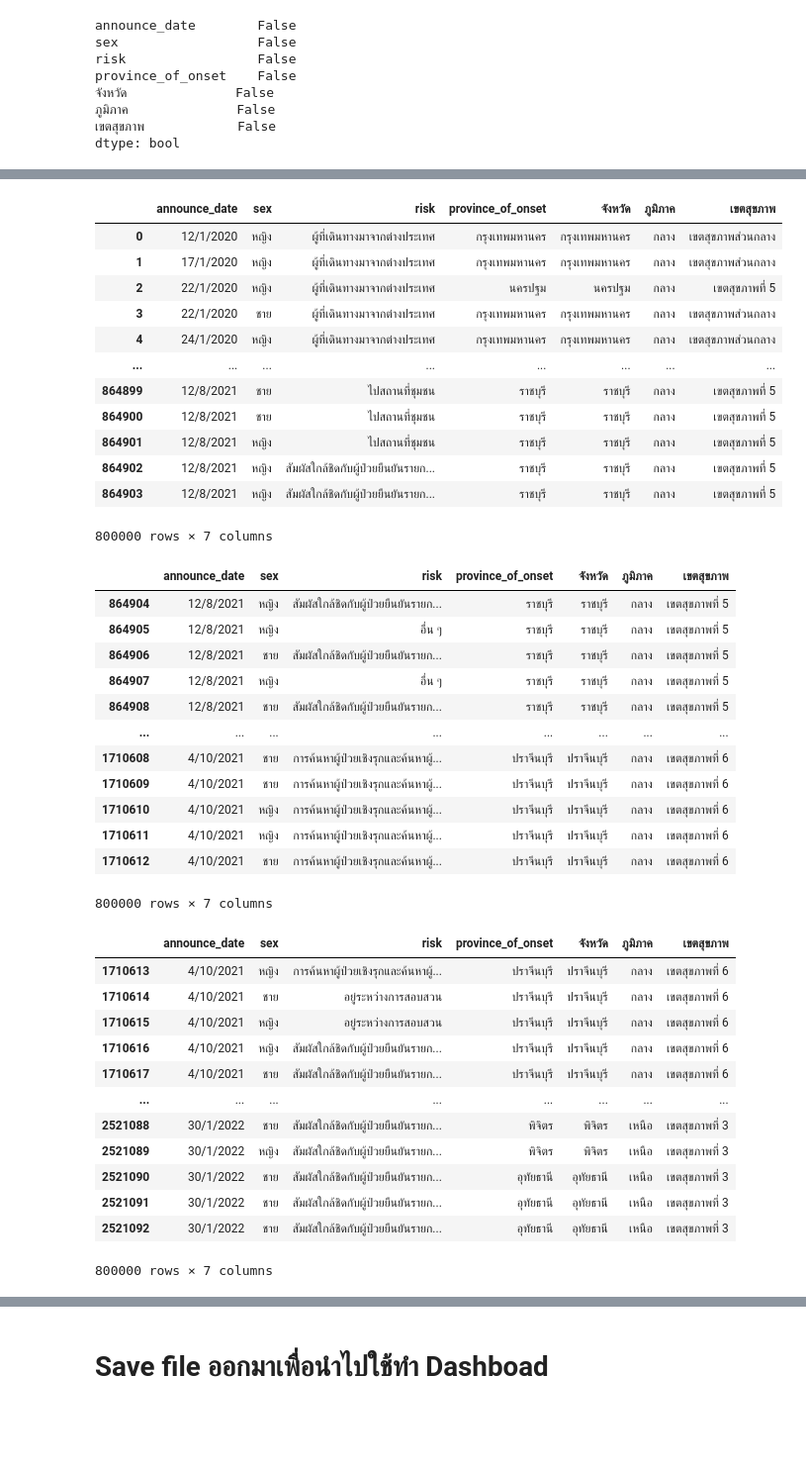
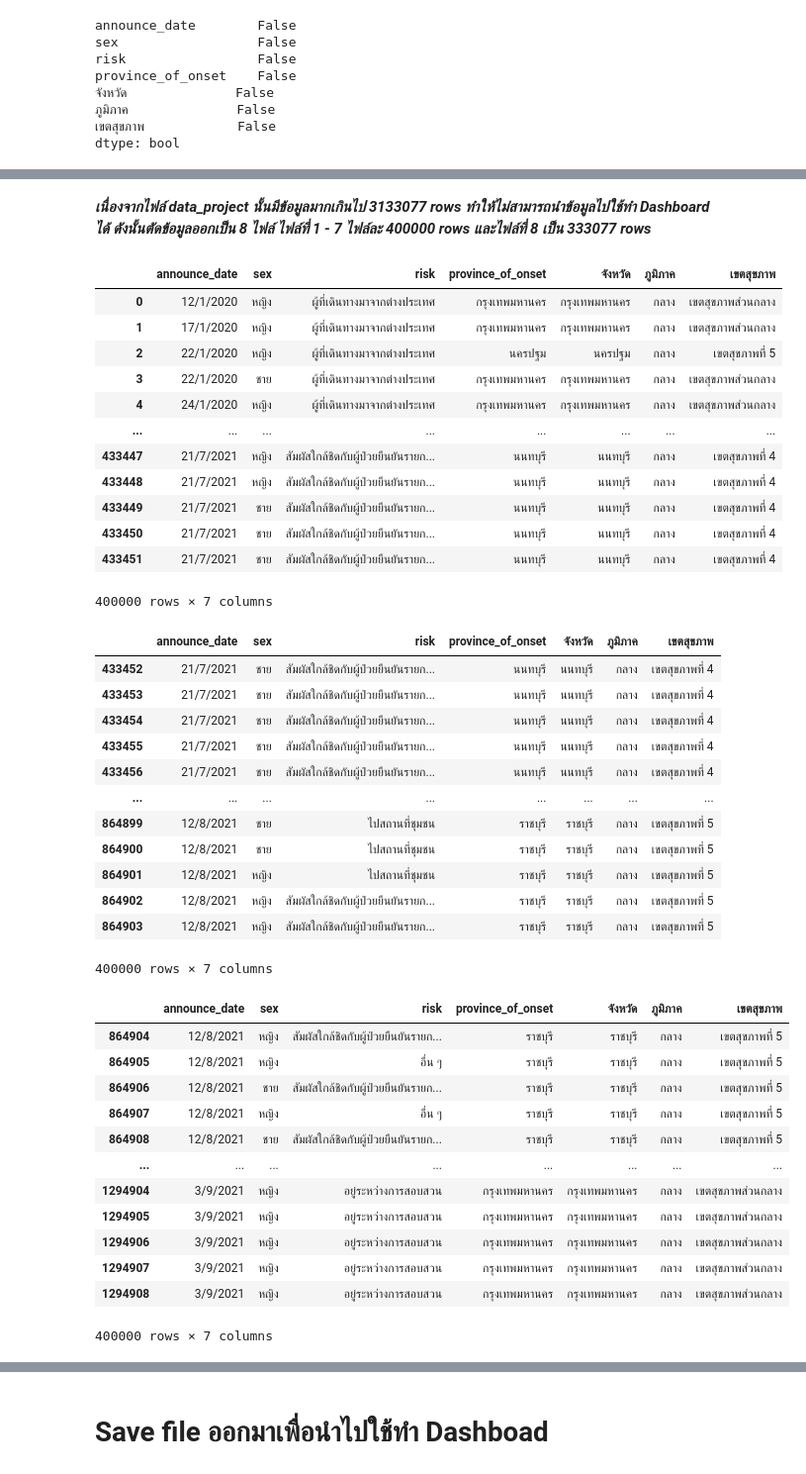
Before and after one commit to kittimaxz/data_viz_2022, a Jupyter notebook: Project.ipynb, the cells around one changed output, grey strips where cells are left out. Shown: that part at 99% size. Drawn from its saved outputs; the diff is of its cells as text; code cells hidden in the pictures; blank space fills up the shorter version.

Commit message:
data_all

```diff
--- a/Project.ipynb
+++ b/Project.ipynb
@@ -1078,5 +1061,7 @@ data_dashboard
+# %% [markdown]
+***เนื่องจากไฟล์ data_project นั้นมีข้อมูลมากเกินไป 3133077 rows ทำให้ไม่สามารถนำข้อมูลไปใช้ทำ Dashboard ได้ ดังนั้นตัดข้อมูลออกเป็น 8 ไฟล์ ไฟล์ที่ 1 - 7 ไฟล์ละ 400000 rows และไฟล์ที่ 8 เป็น 333077 rows***
 # %%
-data_dashboard1 = data_project.iloc[:800000,:]
+data_dashboard1 = data_project.iloc[:400000,:]
 data_dashboard1
 # %% [output]
 |  | announce_date | sex | risk | province_of_onset | จังหวัด | ภูมิภาค | เขตสุขภาพ |
@@ -1086,44 +1071,44 @@ data_dashboard1
 | 3 | 22/1/2020 | ชาย | ผู้ที่เดินทางมาจากต่างประเทศ | กรุงเทพมหานคร | กรุงเทพมหานคร | กลาง | เขตสุขภาพส่วนกลาง |
 | 4 | 24/1/2020 | หญิง | ผู้ที่เดินทางมาจากต่างประเทศ | กรุงเทพมหานคร | กรุงเทพมหานคร | กลาง | เขตสุขภาพส่วนกลาง |
 | ... | ... | ... | ... | ... | ... | ... | ... |
-| 864899 | 12/8/2021 | ชาย | ไปสถานที่ชุมชน | ราชบุรี | ราชบุรี | กลาง | เขตสุขภาพที่ 5 |
-| 864900 | 12/8/2021 | ชาย | ไปสถานที่ชุมชน | ราชบุรี | ราชบุรี | กลาง | เขตสุขภาพที่ 5 |
-| 864901 | 12/8/2021 | หญิง | ไปสถานที่ชุมชน | ราชบุรี | ราชบุรี | กลาง | เขตสุขภาพที่ 5 |
-| 864902 | 12/8/2021 | หญิง | สัมผัสใกล้ชิดกับผู้ป่วยยืนยันรายก... | ราชบุรี | ราชบุรี | กลาง | เขตสุขภาพที่ 5 |
-| 864903 | 12/8/2021 | หญิง | สัมผัสใกล้ชิดกับผู้ป่วยยืนยันรายก... | ราชบุรี | ราชบุรี | กลาง | เขตสุขภาพที่ 5 |
+| 433447 | 21/7/2021 | หญิง | สัมผัสใกล้ชิดกับผู้ป่วยยืนยันรายก... | นนทบุรี | นนทบุรี | กลาง | เขตสุขภาพที่ 4 |
+| 433448 | 21/7/2021 | หญิง | สัมผัสใกล้ชิดกับผู้ป่วยยืนยันรายก... | นนทบุรี | นนทบุรี | กลาง | เขตสุขภาพที่ 4 |
+| 433449 | 21/7/2021 | ชาย | สัมผัสใกล้ชิดกับผู้ป่วยยืนยันรายก... | นนทบุรี | นนทบุรี | กลาง | เขตสุขภาพที่ 4 |
+| 433450 | 21/7/2021 | ชาย | สัมผัสใกล้ชิดกับผู้ป่วยยืนยันรายก... | นนทบุรี | นนทบุรี | กลาง | เขตสุขภาพที่ 4 |
+| 433451 | 21/7/2021 | ชาย | สัมผัสใกล้ชิดกับผู้ป่วยยืนยันรายก... | นนทบุรี | นนทบุรี | กลาง | เขตสุขภาพที่ 4 |
-800000 rows × 7 columns
+400000 rows × 7 columns
 # %%
-data_dashboard2 = data_project.iloc[800000:1600000,:]
+data_dashboard2 = data_project.iloc[400000:800000,:]
 data_dashboard2
 # %% [output]
 |  | announce_date | sex | risk | province_of_onset | จังหวัด | ภูมิภาค | เขตสุขภาพ |
-| 864904 | 12/8/2021 | หญิง | สัมผัสใกล้ชิดกับผู้ป่วยยืนยันรายก... | ราชบุรี | ราชบุรี | กลาง | เขตสุขภาพที่ 5 |
-| 864905 | 12/8/2021 | หญิง | อื่น ๆ | ราชบุรี | ราชบุรี | กลาง | เขตสุขภาพที่ 5 |
-| 864906 | 12/8/2021 | ชาย | สัมผัสใกล้ชิดกับผู้ป่วยยืนยันรายก... | ราชบุรี | ราชบุรี | กลาง | เขตสุขภาพที่ 5 |
-| 864907 | 12/8/2021 | หญิง | อื่น ๆ | ราชบุรี | ราชบุรี | กลาง | เขตสุขภาพที่ 5 |
-| 864908 | 12/8/2021 | ชาย | สัมผัสใกล้ชิดกับผู้ป่วยยืนยันรายก... | ราชบุรี | ราชบุรี | กลาง | เขตสุขภาพที่ 5 |
+| 433452 | 21/7/2021 | ชาย | สัมผัสใกล้ชิดกับผู้ป่วยยืนยันรายก... | นนทบุรี | นนทบุรี | กลาง | เขตสุขภาพที่ 4 |
+| 433453 | 21/7/2021 | ชาย | สัมผัสใกล้ชิดกับผู้ป่วยยืนยันรายก... | นนทบุรี | นนทบุรี | กลาง | เขตสุขภาพที่ 4 |
+| 433454 | 21/7/2021 | ชาย | สัมผัสใกล้ชิดกับผู้ป่วยยืนยันรายก... | นนทบุรี | นนทบุรี | กลาง | เขตสุขภาพที่ 4 |
+| 433455 | 21/7/2021 | ชาย | สัมผัสใกล้ชิดกับผู้ป่วยยืนยันรายก... | นนทบุรี | นนทบุรี | กลาง | เขตสุขภาพที่ 4 |
+| 433456 | 21/7/2021 | ชาย | สัมผัสใกล้ชิดกับผู้ป่วยยืนยันรายก... | นนทบุรี | นนทบุรี | กลาง | เขตสุขภาพที่ 4 |
 | ... | ... | ... | ... | ... | ... | ... | ... |
-| 1710608 | 4/10/2021 | ชาย | การค้นหาผู้ป่วยเชิงรุกและค้นหาผู้... | ปราจีนบุรี | ปราจีนบุรี | กลาง | เขตสุขภาพที่ 6 |
-| 1710609 | 4/10/2021 | ชาย | การค้นหาผู้ป่วยเชิงรุกและค้นหาผู้... | ปราจีนบุรี | ปราจีนบุรี | กลาง | เขตสุขภาพที่ 6 |
-| 1710610 | 4/10/2021 | หญิง | การค้นหาผู้ป่วยเชิงรุกและค้นหาผู้... | ปราจีนบุรี | ปราจีนบุรี | กลาง | เขตสุขภาพที่ 6 |
-| 1710611 | 4/10/2021 | หญิง | การค้นหาผู้ป่วยเชิงรุกและค้นหาผู้... | ปราจีนบุรี | ปราจีนบุรี | กลาง | เขตสุขภาพที่ 6 |
-| 1710612 | 4/10/2021 | ชาย | การค้นหาผู้ป่วยเชิงรุกและค้นหาผู้... | ปราจีนบุรี | ปราจีนบุรี | กลาง | เขตสุขภาพที่ 6 |
+| 864899 | 12/8/2021 | ชาย | ไปสถานที่ชุมชน | ราชบุรี | ราชบุรี | กลาง | เขตสุขภาพที่ 5 |
+| 864900 | 12/8/2021 | ชาย | ไปสถานที่ชุมชน | ราชบุรี | ราชบุรี | กลาง | เขตสุขภาพที่ 5 |
+| 864901 | 12/8/2021 | หญิง | ไปสถานที่ชุมชน | ราชบุรี | ราชบุรี | กลาง | เขตสุขภาพที่ 5 |
+| 864902 | 12/8/2021 | หญิง | สัมผัสใกล้ชิดกับผู้ป่วยยืนยันรายก... | ราชบุรี | ราชบุรี | กลาง | เขตสุขภาพที่ 5 |
+| 864903 | 12/8/2021 | หญิง | สัมผัสใกล้ชิดกับผู้ป่วยยืนยันรายก... | ราชบุรี | ราชบุรี | กลาง | เขตสุขภาพที่ 5 |
-800000 rows × 7 columns
+400000 rows × 7 columns
 # %%
-data_dashboard3 = data_project.iloc[1600000:2400000,:]
+data_dashboard3 = data_project.iloc[800000:1200000,:]
 data_dashboard3
 # %% [output]
 |  | announce_date | sex | risk | province_of_onset | จังหวัด | ภูมิภาค | เขตสุขภาพ |
-| 1710613 | 4/10/2021 | หญิง | การค้นหาผู้ป่วยเชิงรุกและค้นหาผู้... | ปราจีนบุรี | ปราจีนบุรี | กลาง | เขตสุขภาพที่ 6 |
-| 1710614 | 4/10/2021 | ชาย | อยู่ระหว่างการสอบสวน | ปราจีนบุรี | ปราจีนบุรี | กลาง | เขตสุขภาพที่ 6 |
-| 1710615 | 4/10/2021 | หญิง | อยู่ระหว่างการสอบสวน | ปราจีนบุรี | ปราจีนบุรี | กลาง | เขตสุขภาพที่ 6 |
-| 1710616 | 4/10/2021 | หญิง | สัมผัสใกล้ชิดกับผู้ป่วยยืนยันรายก... | ปราจีนบุรี | ปราจีนบุรี | กลาง | เขตสุขภาพที่ 6 |
-| 1710617 | 4/10/2021 | ชาย | สัมผัสใกล้ชิดกับผู้ป่วยยืนยันรายก... | ปราจีนบุรี | ปราจีนบุรี | กลาง | เขตสุขภาพที่ 6 |
+| 864904 | 12/8/2021 | หญิง | สัมผัสใกล้ชิดกับผู้ป่วยยืนยันรายก... | ราชบุรี | ราชบุรี | กลาง | เขตสุขภาพที่ 5 |
+| 864905 | 12/8/2021 | หญิง | อื่น ๆ | ราชบุรี | ราชบุรี | กลาง | เขตสุขภาพที่ 5 |
+| 864906 | 12/8/2021 | ชาย | สัมผัสใกล้ชิดกับผู้ป่วยยืนยันรายก... | ราชบุรี | ราชบุรี | กลาง | เขตสุขภาพที่ 5 |
+| 864907 | 12/8/2021 | หญิง | อื่น ๆ | ราชบุรี | ราชบุรี | กลาง | เขตสุขภาพที่ 5 |
+| 864908 | 12/8/2021 | ชาย | สัมผัสใกล้ชิดกับผู้ป่วยยืนยันรายก... | ราชบุรี | ราชบุรี | กลาง | เขตสุขภาพที่ 5 |
 | ... | ... | ... | ... | ... | ... | ... | ... |
-| 2521088 | 30/1/2022 | ชาย | สัมผัสใกล้ชิดกับผู้ป่วยยืนยันรายก... | พิจิตร | พิจิตร | เหนือ | เขตสุขภาพที่ 3 |
-| 2521089 | 30/1/2022 | หญิง | สัมผัสใกล้ชิดกับผู้ป่วยยืนยันรายก... | พิจิตร | พิจิตร | เหนือ | เขตสุขภาพที่ 3 |
-| 2521090 | 30/1/2022 | ชาย | สัมผัสใกล้ชิดกับผู้ป่วยยืนยันรายก... | อุทัยธานี | อุทัยธานี | เหนือ | เขตสุขภาพที่ 3 |
-| 2521091 | 30/1/2022 | ชาย | สัมผัสใกล้ชิดกับผู้ป่วยยืนยันรายก... | อุทัยธานี | อุทัยธานี | เหนือ | เขตสุขภาพที่ 3 |
-| 2521092 | 30/1/2022 | ชาย | สัมผัสใกล้ชิดกับผู้ป่วยยืนยันรายก... | อุทัยธานี | อุทัยธานี | เหนือ | เขตสุขภาพที่ 3 |
+| 1294904 | 3/9/2021 | หญิง | อยู่ระหว่างการสอบสวน | กรุงเทพมหานคร | กรุงเทพมหานคร | กลาง | เขตสุขภาพส่วนกลาง |
+| 1294905 | 3/9/2021 | หญิง | อยู่ระหว่างการสอบสวน | กรุงเทพมหานคร | กรุงเทพมหานคร | กลาง | เขตสุขภาพส่วนกลาง |
+| 1294906 | 3/9/2021 | หญิง | อยู่ระหว่างการสอบสวน | กรุงเทพมหานคร | กรุงเทพมหานคร | กลาง | เขตสุขภาพส่วนกลาง |
+| 1294907 | 3/9/2021 | หญิง | อยู่ระหว่างการสอบสวน | กรุงเทพมหานคร | กรุงเทพมหานคร | กลาง | เขตสุขภาพส่วนกลาง |
+| 1294908 | 3/9/2021 | หญิง | อยู่ระหว่างการสอบสวน | กรุงเทพมหานคร | กรุงเทพมหานคร | กลาง | เขตสุขภาพส่วนกลาง |
-800000 rows × 7 columns
+400000 rows × 7 columns
 # %%
```
Also changed, not shown: parts of 11 cells of this notebook.
